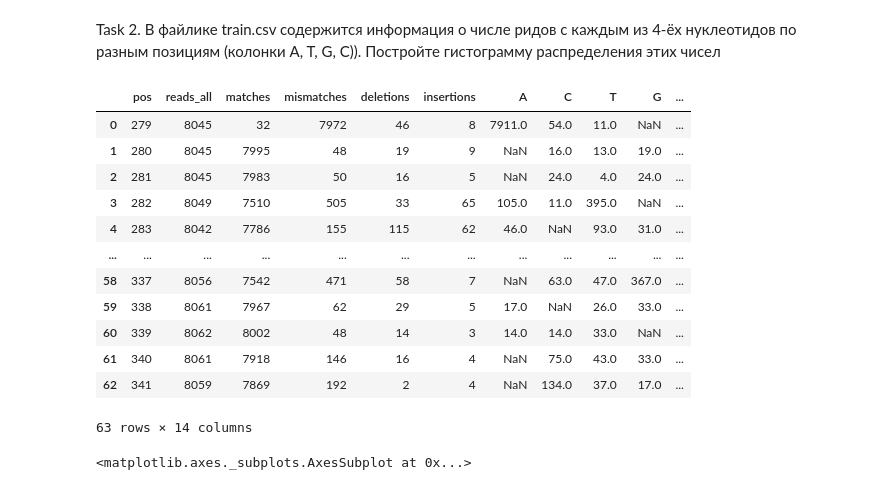
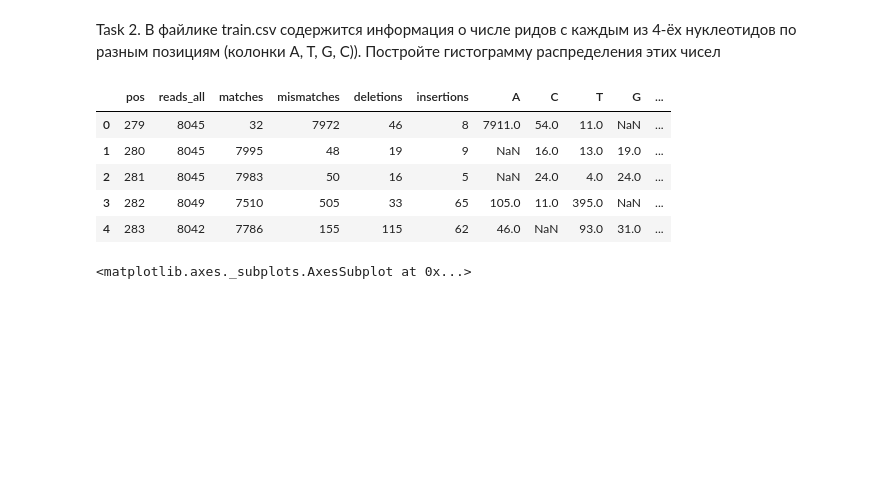
Before and after one commit to Terraslavonica/Python_HW, a Jupyter notebook: HW_14_jupyter.ipynb, the cells around one changed output. Cells and saved outputs as stored; diff of their text form; code cells hidden in the pictures; blank space fills up the shorter version.

```diff
--- a/HW_14_jupyter.ipynb
+++ b/HW_14_jupyter.ipynb
@@ -9,21 +8,14 @@ Task 2. В файлике train.csv содержится информация о
 # %%
 train = pd.read_csv("https://github.com/Serfentum/bf_course/raw/master/14.pandas/train.csv")
 # %%
-train
+train.head(5)
 # %% [output]
 |  | pos | reads_all | matches | mismatches | deletions | insertions | A | C | T | G | ... |
 | 0 | 279 | 8045 | 32 | 7972 | 46 | 8 | 7911.0 | 54.0 | 11.0 | NaN | ... |
 | 1 | 280 | 8045 | 7995 | 48 | 19 | 9 | NaN | 16.0 | 13.0 | 19.0 | ... |
 | 2 | 281 | 8045 | 7983 | 50 | 16 | 5 | NaN | 24.0 | 4.0 | 24.0 | ... |
 | 3 | 282 | 8049 | 7510 | 505 | 33 | 65 | 105.0 | 11.0 | 395.0 | NaN | ... |
 | 4 | 283 | 8042 | 7786 | 155 | 115 | 62 | 46.0 | NaN | 93.0 | 31.0 | ... |
-| ... | ... | ... | ... | ... | ... | ... | ... | ... | ... | ... | ... |
-| 58 | 337 | 8056 | 7542 | 471 | 58 | 7 | NaN | 63.0 | 47.0 | 367.0 | ... |
-| 59 | 338 | 8061 | 7967 | 62 | 29 | 5 | 17.0 | NaN | 26.0 | 33.0 | ... |
-| 60 | 339 | 8062 | 8002 | 48 | 14 | 3 | 14.0 | 14.0 | 33.0 | NaN | ... |
-| 61 | 340 | 8061 | 7918 | 146 | 16 | 4 | NaN | 75.0 | 43.0 | 33.0 | ... |
-| 62 | 341 | 8059 | 7869 | 192 | 2 | 4 | NaN | 134.0 | 37.0 | 17.0 | ... |
-63 rows × 14 columns
 # %%
 train.A.hist()
 # %% [output]
```
Also changed, not shown: parts of 1 cell of this notebook.
